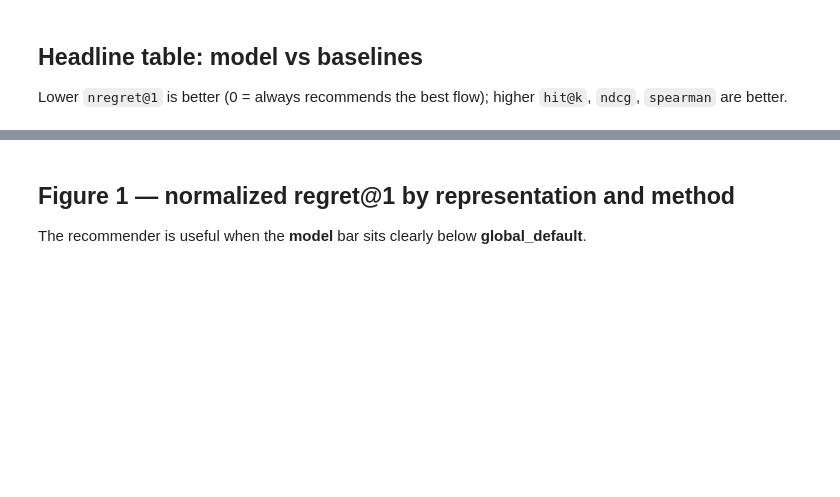
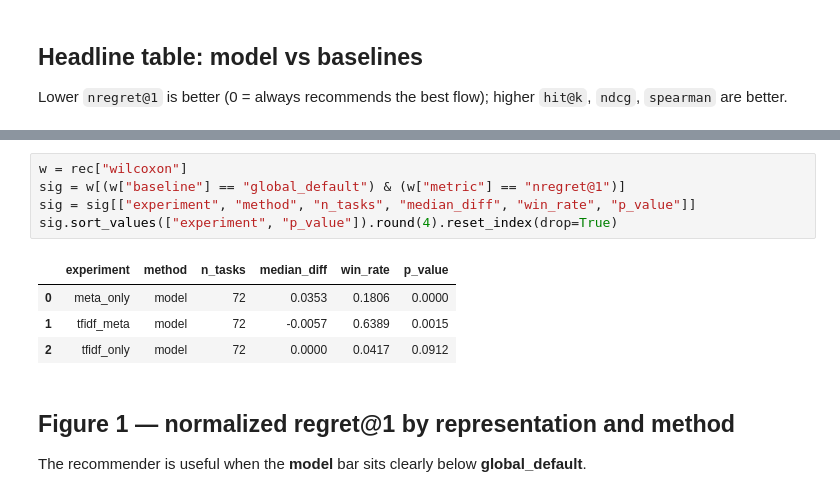
Before and after one commit to b3ck3tt/workflows, a Jupyter notebook: recommender.ipynb, the cells around one changed output, grey strips where cells are left out. Cells and saved outputs as stored; diff of their text form; blank space fills up the shorter version.

```diff
--- a/recommender.ipynb
+++ b/recommender.ipynb
@@ -99,3 +138,13 @@ table.round(4)
+# %%
+w = rec["wilcoxon"]
+sig = w[(w["baseline"] == "global_default") & (w["metric"] == "nregret@1")]
+sig = sig[["experiment", "method", "n_tasks", "median_diff", "win_rate", "p_value"]]
+sig.sort_values(["experiment", "p_value"]).round(4).reset_index(drop=True)
+# %% [output]
+|  | experiment | method | n_tasks | median_diff | win_rate | p_value |
+| 0 | meta_only | model | 72 | 0.0353 | 0.1806 | 0.0000 |
+| 1 | tfidf_meta | model | 72 | -0.0057 | 0.6389 | 0.0015 |
+| 2 | tfidf_only | model | 72 | 0.0000 | 0.0417 | 0.0912 |
 # %% [markdown]
 ## Figure 1 — normalized regret@1 by representation and method
 
```
Also changed, not shown: parts of 12 cells of this notebook, 20 other files.
